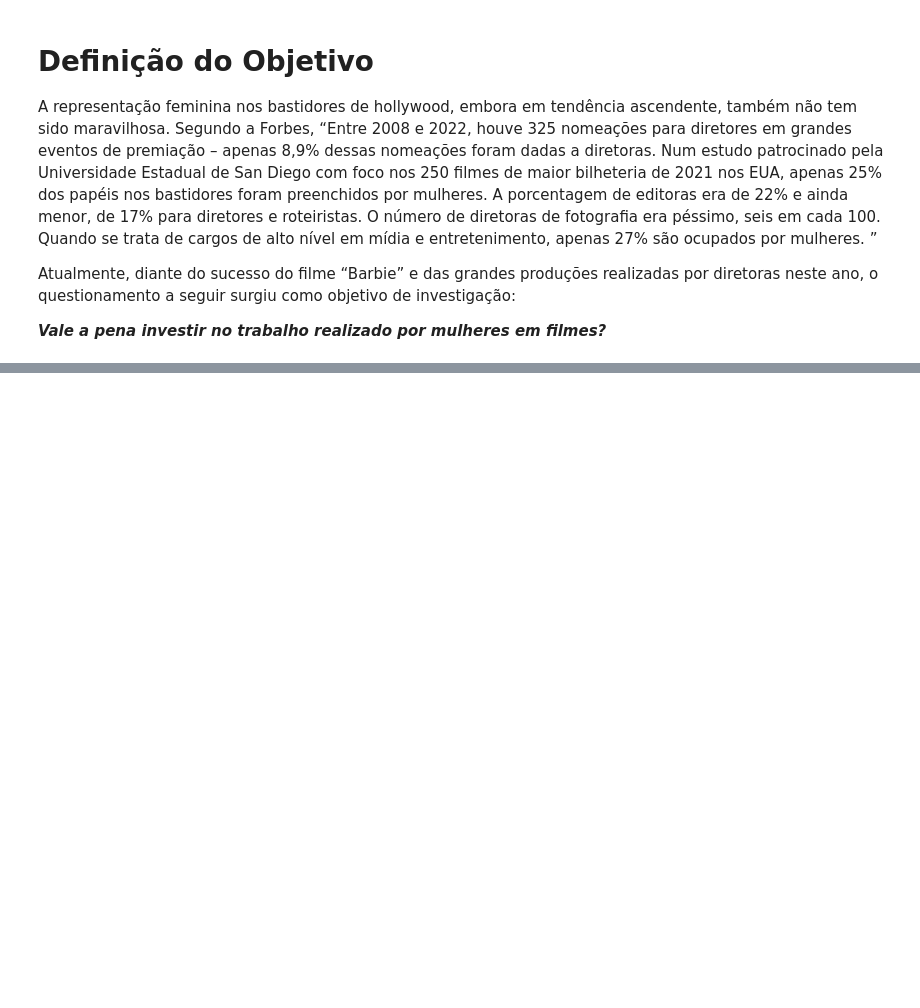
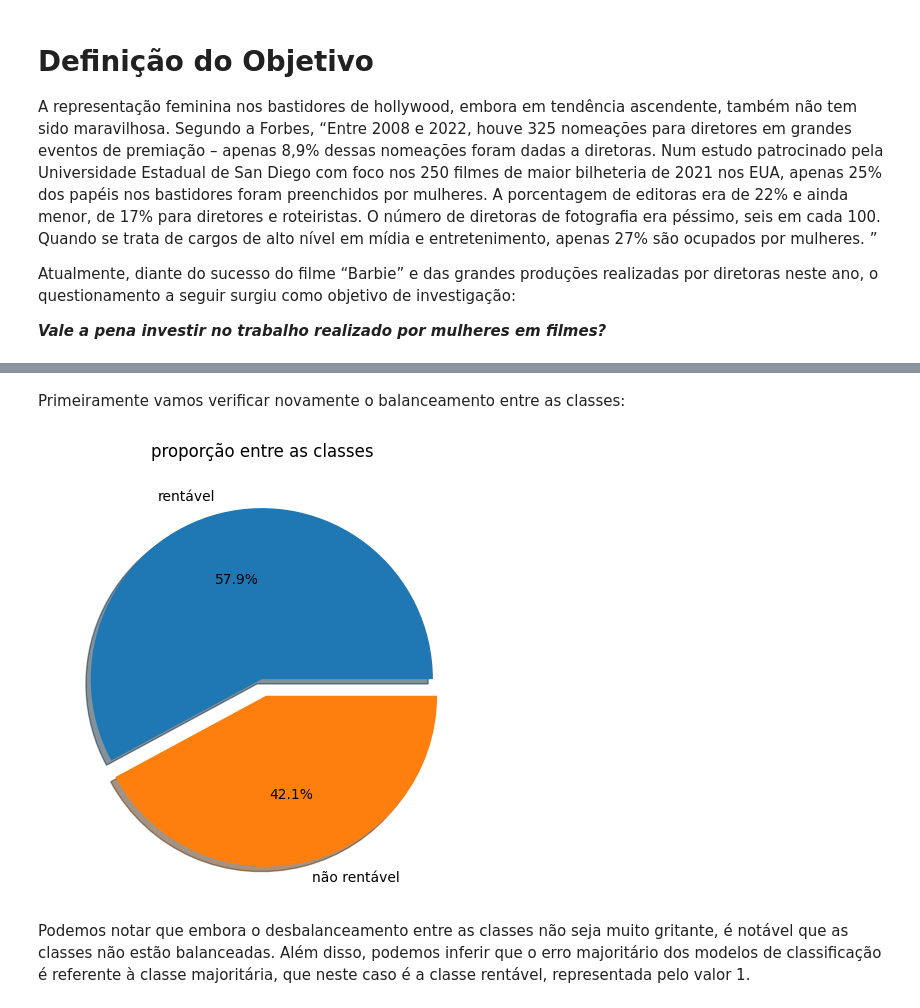
Before and after one commit to anakrol72/machine_learning, a Jupyter notebook: Sprint_3_MVP_filmes.ipynb, the cells around one changed output, grey strips where cells are left out. Saved outputs shown, nothing was run; the diff lists cells and outputs as text; code cells hidden in the pictures; blank space fills up the shorter version.

```diff
--- a/Sprint_3_MVP_filmes.ipynb
+++ b/Sprint_3_MVP_filmes.ipynb
@@ -116,0 +116,16 @@ Index(['title', 'year', 'actors_count', 'actresses_count',
+# %% [markdown]
+Primeiramente vamos verificar novamente o balanceamento entre as classes:
+# %%
+#gráfico de pizza do atributo gender_percent em relação aos zeros
+valor = [len(df[df['class'] == 1]),len(df[df['class'] == 0])]
+label = ['rentável','não rentável']
+explode = (0, 0.1)
+fig, ax = plt.subplots()
+ax.pie(valor, explode=explode, labels=label, autopct='%1.1f%%',shadow=True)
+plt.title('proporção entre as classes')
+plt.tight_layout()
+plt.show()
+# %% [output]
+[figure, added]
+# %% [markdown]
+Podemos notar que embora o desbalanceamento entre as classes não seja muito gritante, é notável que as classes não estão balanceadas. Além disso, podemos inferir que o erro majoritário dos modelos de classificação é referente à classe majoritária, que neste caso é a classe rentável, representada pelo valor 1.
```
Also changed, not shown: parts of 88 cells of this notebook.
